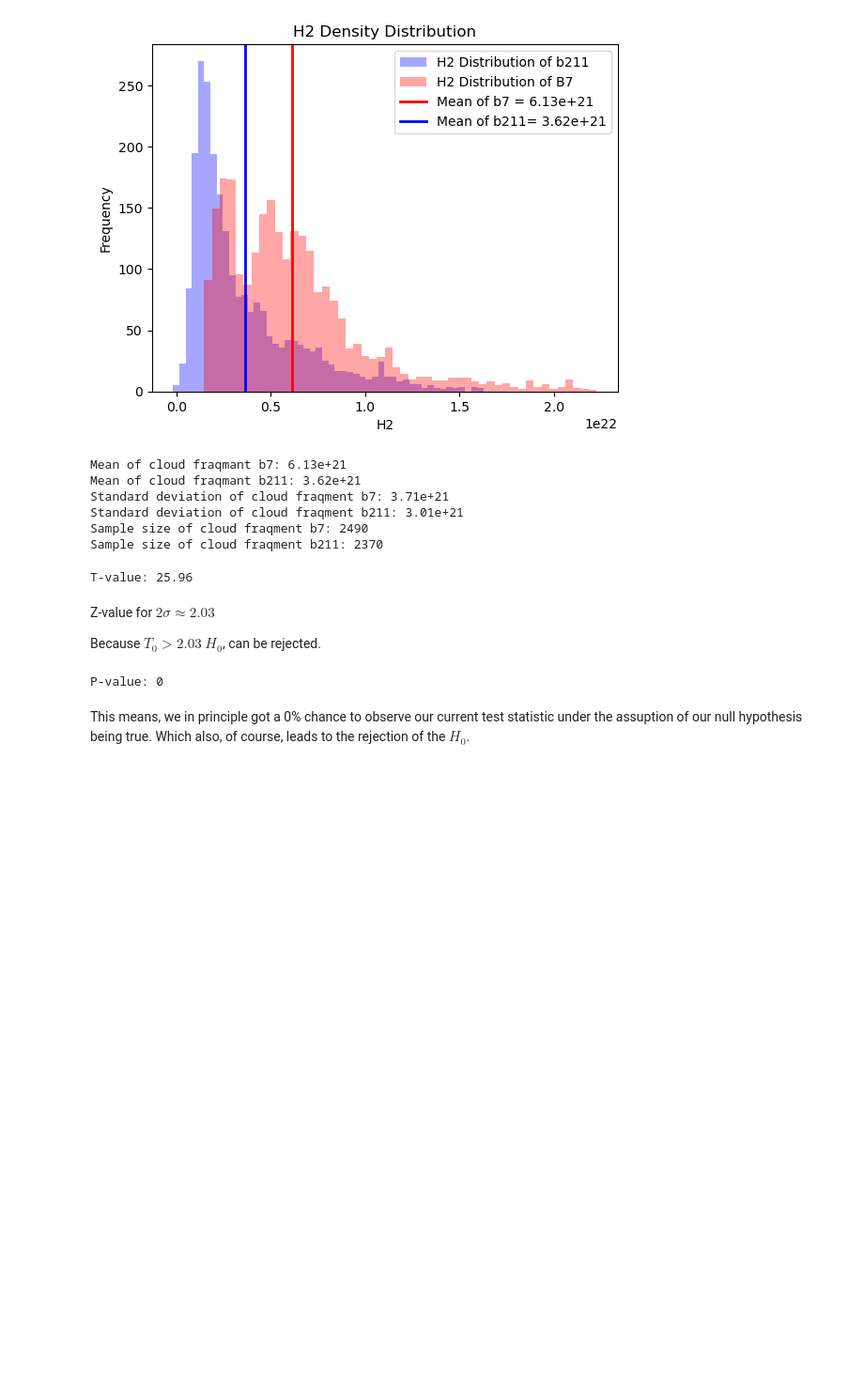
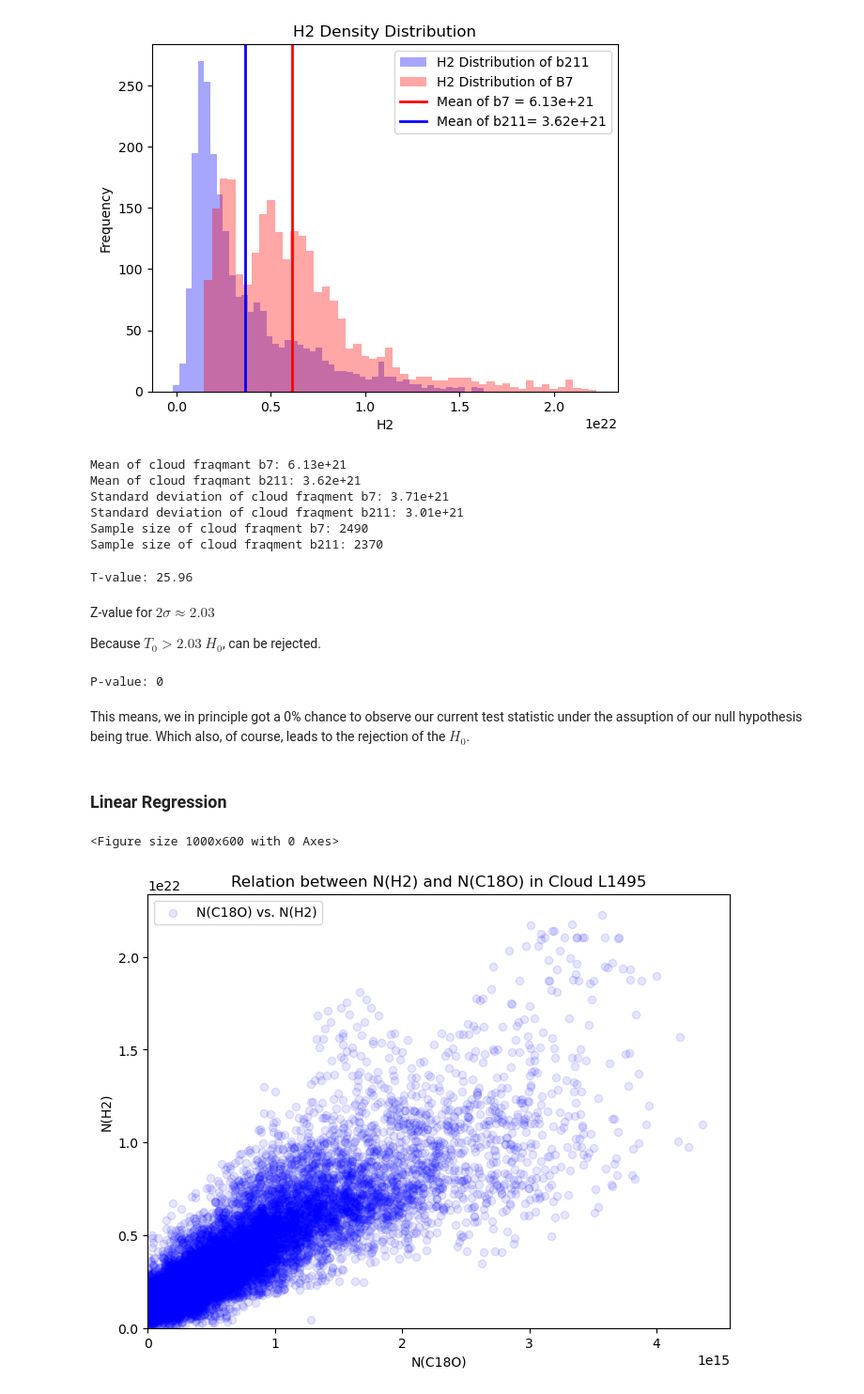
Before and after one commit to zekatski/Cold-Gas, a Jupyter notebook: Data_sets/Cold Gas Project.ipynb, the cells around one changed output. Shown at 94% size. Saved outputs shown, nothing was run; the diff lists cells and outputs as text; code cells hidden in the pictures; blank space fills up the shorter version.

Commit message:
Linear Regression

```diff
--- a/Data_sets/Cold Gas Project.ipynb
+++ b/Data_sets/Cold Gas Project.ipynb
@@ -499,3 +499,25 @@ print(f"P-value: {p_value:.5g}")
 P-value: 0
 # %% [markdown]
 This means, we in principle got a 0% chance to observe our current test statistic under the assuption of our null hypothesis being true. Which also, of course, leads to the rejection of the $H_0$.
+# %% [markdown]
+### Linear Regression
+# %%
+plt.figure(figsize=(10, 6))
+filtered_df = df[(df['N(H2)'] >= 0) & (df['N(C18O)'] >= 0)].dropna(subset=['N(H2)', 'N(C18O)'])
+
+pv_AV = filtered_df['N(H2)']
+pv_C18O = filtered_df['N(C18O)']
+
+plt.figure(figsize=(8, 6))
+plt.scatter(pv_C18O, pv_AV, color='b', alpha=0.1, label='N(C18O) vs. N(H2)')
+plt.xlabel("N(C18O)")
+plt.ylabel("N(H2)")
+plt.xlim(left=0)
+plt.ylim(bottom=0)
+plt.title("Relation between N(H2) and N(C18O) in Cloud L1495")
+plt.legend()
+plt.grid(False)
+plt.show()
+# %% [output]
+<Figure size 1000x600 with 0 Axes>
+[figure, added]
```
Also changed, not shown: parts of 3 cells of this notebook.
